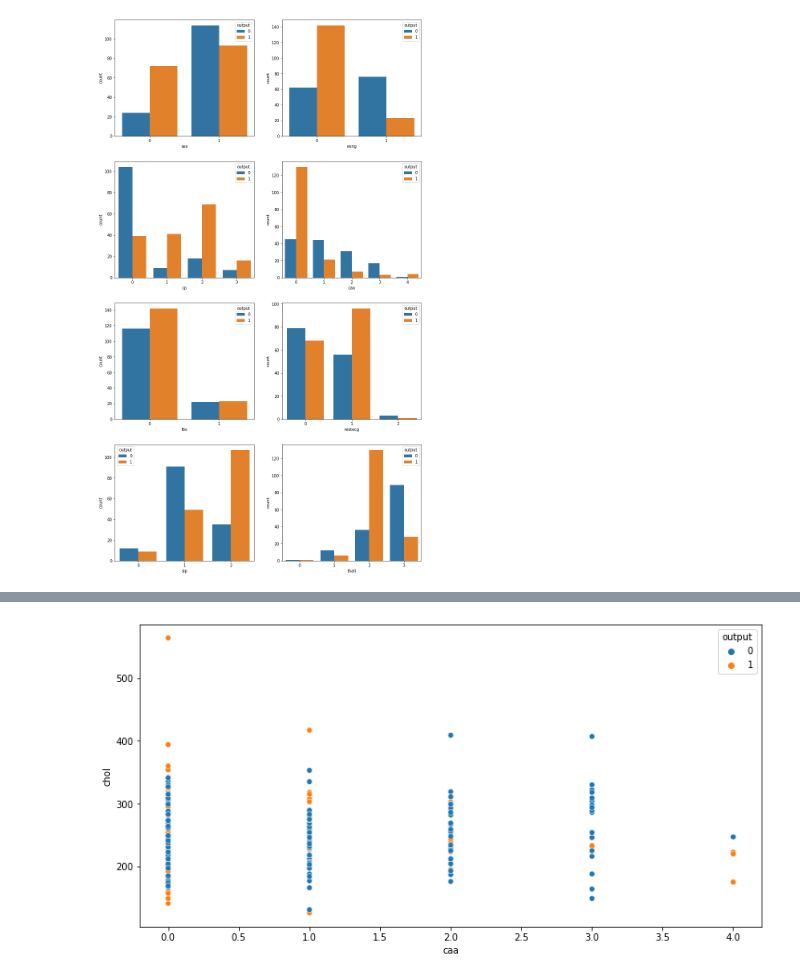
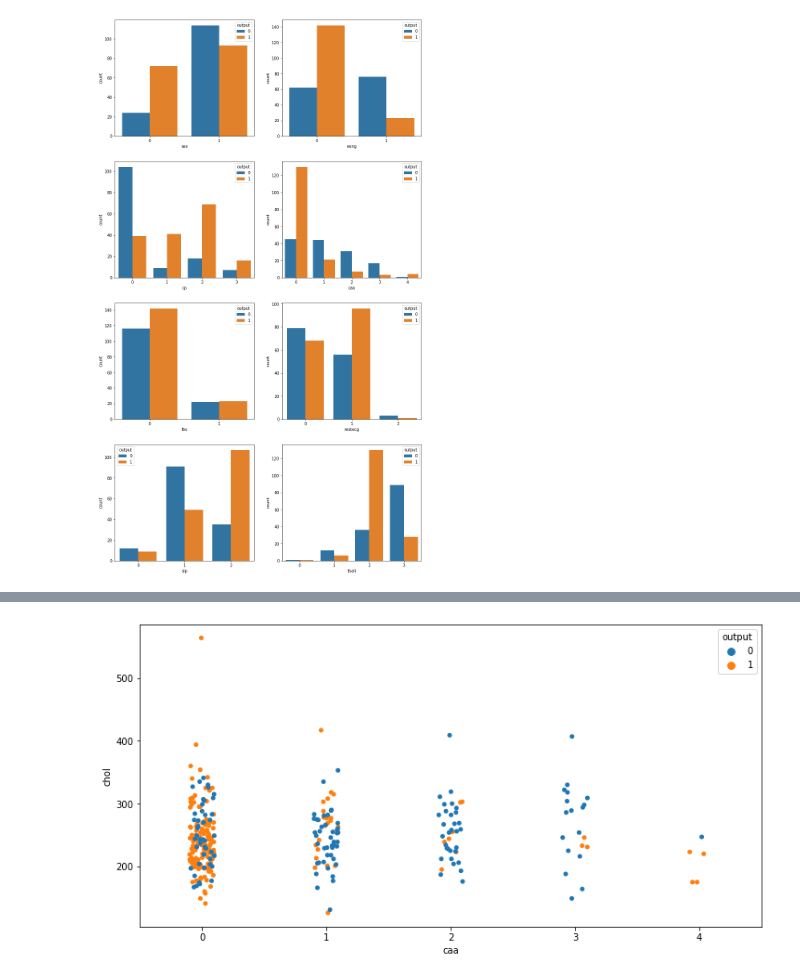
Before and after one commit to GabrielAsato/Curso_DS_Degree, a Jupyter notebook: Módulo 5 - Técnicas de Programação II/Aula 6 - Seaborn e EDA.ipynb, the cells around one changed output, grey strips where cells are left out. Saved outputs shown, nothing was run; the diff lists cells and outputs as text; code cells hidden in the pictures.

```diff
--- a/Módulo 5 - Técnicas de Programação II/Aula 6 - Seaborn e EDA.ipynb
+++ b/Módulo 5 - Técnicas de Programação II/Aula 6 - Seaborn e EDA.ipynb
@@ -199,5 +205,5 @@ sns.pairplot(data=df_heart[vars_cont], hue='output', corner=True);
 # %%
 plt.figure(figsize=(12, 6))
-sns.scatterplot(x='caa', y='chol', hue='output', data=df_heart);
+sns.stripplot(x='caa', y='chol', hue='output', data=df_heart);
 # %% [output]
-[figure, old version]
+[figure, new version]
```
Also changed, not shown: parts of 15 cells of this notebook, 2 other files.
